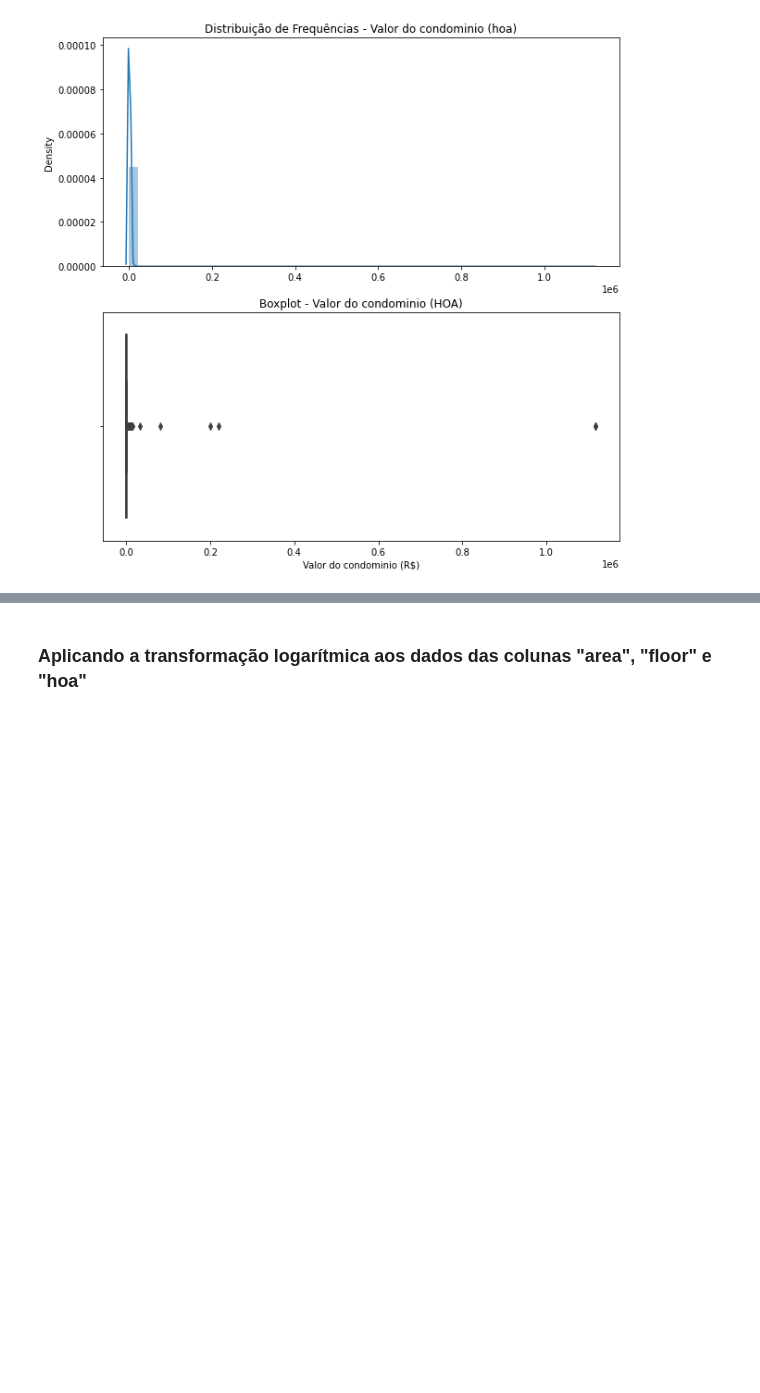
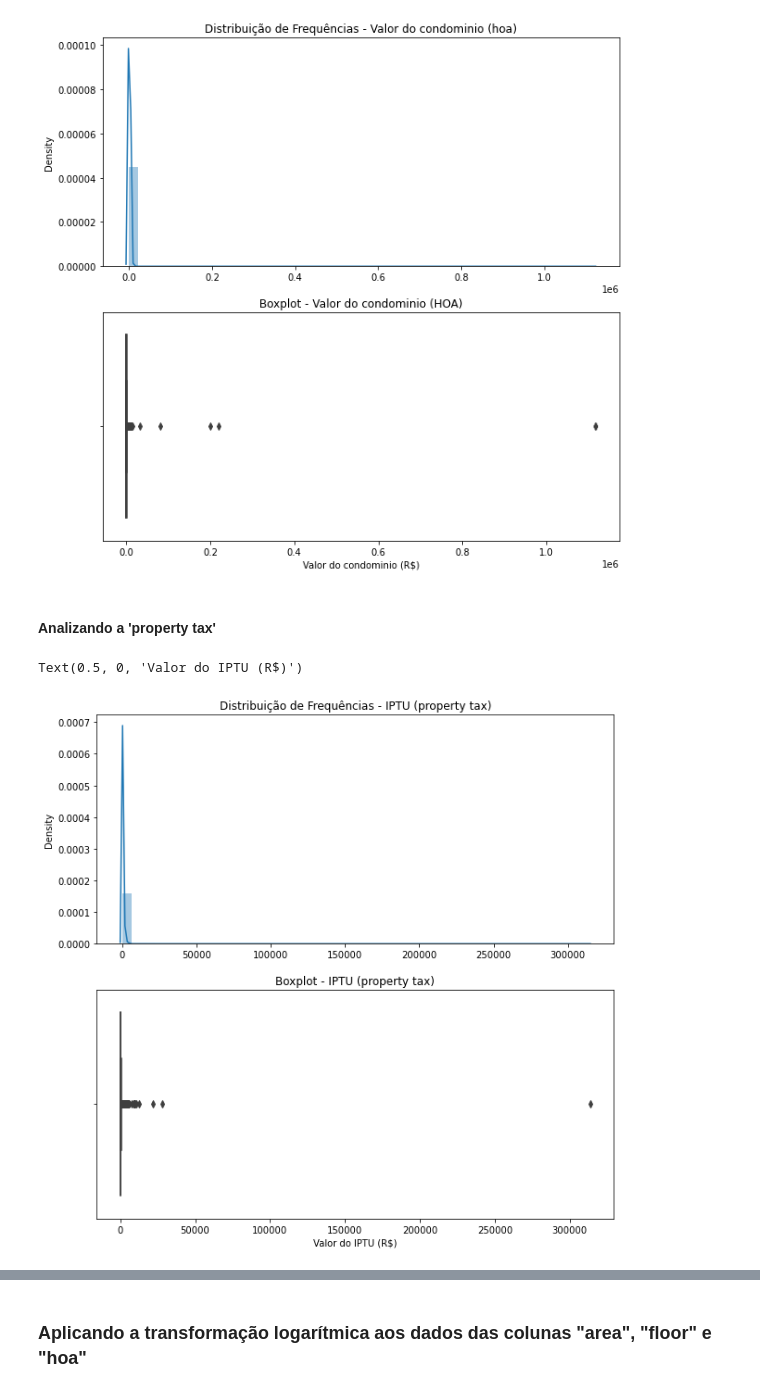
Before and after one commit to IgorFormiga/Data-Science-Projects, a Jupyter notebook: 1_Data_Exploration.ipynb, the cells around one changed output, grey strips where cells are left out. Drawn from its saved outputs; the diff is of its cells as text; code cells hidden in the pictures; blank space fills up the shorter version.

```diff
--- a/Data_Exploration.ipynb
+++ b/1_Data_Exploration.ipynb
@@ -266,4 +264,19 @@ plt.xlabel('Valor do condominio (R$)', fontsize=10)
 # %% [output]
 Text(0.5, 0, 'Valor do condominio (R$)')
 [figure]
+# %% [markdown]
+#### Analizando a 'property tax'
+# %%
+plt.figure(figsize=(10,10))
+plt.subplot(2,1,1)
+plt.title('Distribuição de Frequências - IPTU (property tax)')
+sns.distplot(dataset['property tax'], axlabel=False)
+
+plt.subplot(2,1,2)
+plt.title('Boxplot - IPTU (property tax)')
+sns.boxplot( x ='property tax', data = dataset, orient = 'h')
+plt.xlabel('Valor do IPTU (R$)', fontsize=10)
+# %% [output]
+Text(0.5, 0, 'Valor do IPTU (R$)')
+[figure, added]
 # %% [markdown]
```
Also changed, not shown: parts of 13 cells of this notebook, 1 other file.
